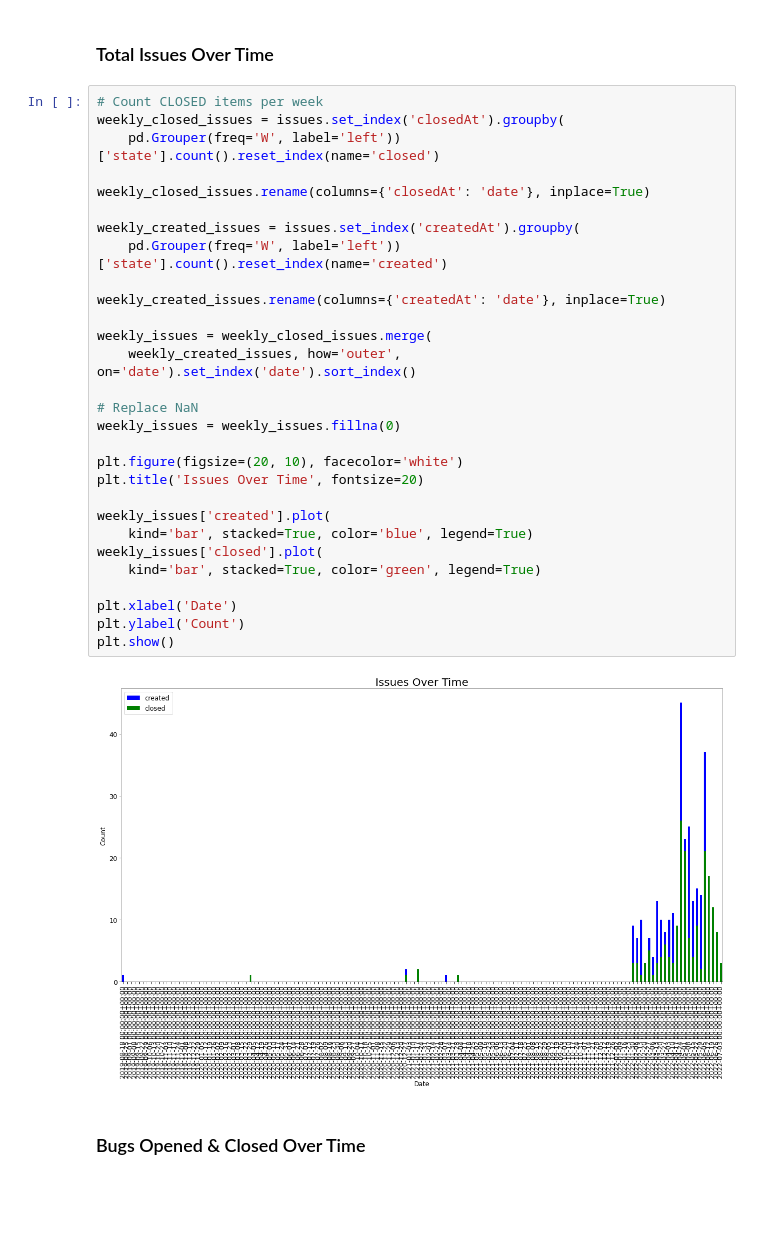
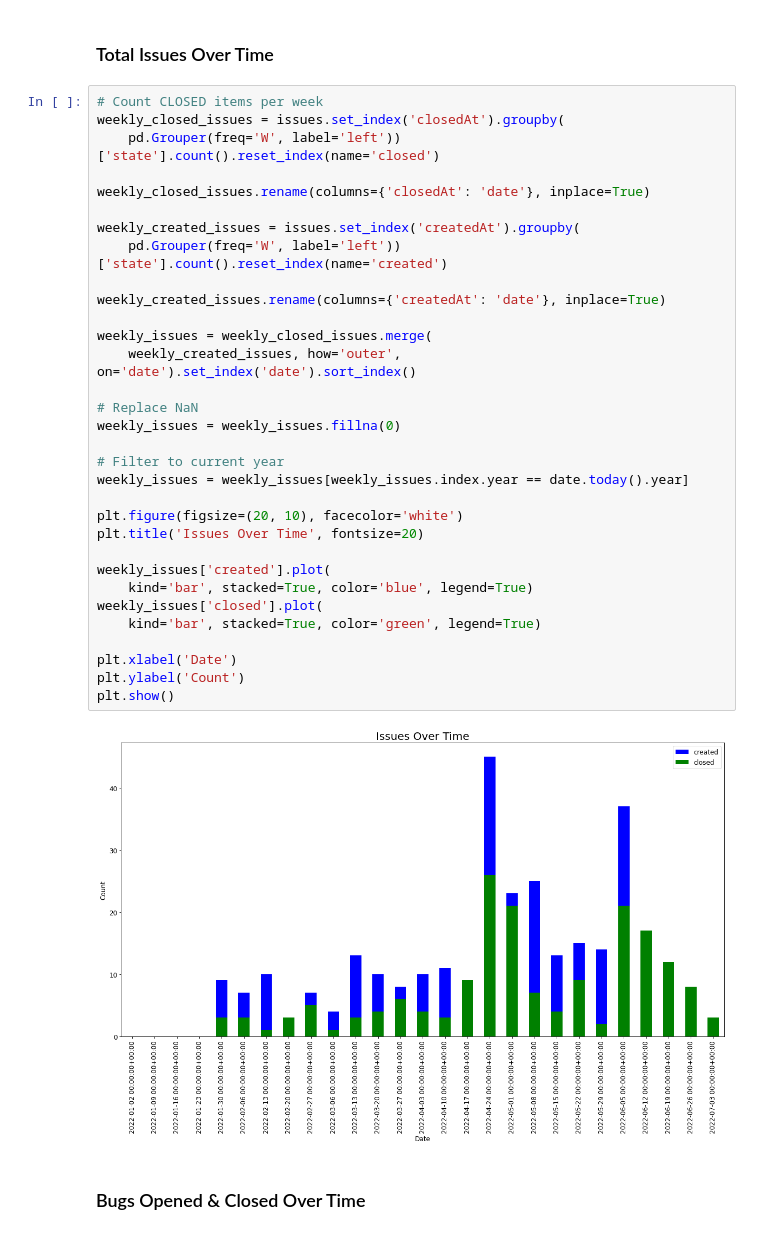
Before and after one commit to thebrianbug/dev-flow-dashboard, a Jupyter notebook: Flow_Dashboard.ipynb, the cells around one changed output. Drawn from its saved outputs; the diff is of its cells as text; blank space fills up the shorter version.

```diff
--- a/Flow_Dashboard.ipynb
+++ b/Flow_Dashboard.ipynb
@@ -141,34 +141,37 @@ plot_line(weekly_prs_pivot_year, 'PRs Closed Over Time - Current Year', 'Closed
 # %%
 # Count CLOSED items per week
 weekly_closed_issues = issues.set_index('closedAt').groupby(
     pd.Grouper(freq='W', label='left'))['state'].count().reset_index(name='closed')
 
 weekly_closed_issues.rename(columns={'closedAt': 'date'}, inplace=True)
 
 weekly_created_issues = issues.set_index('createdAt').groupby(
     pd.Grouper(freq='W', label='left'))['state'].count().reset_index(name='created')
 
 weekly_created_issues.rename(columns={'createdAt': 'date'}, inplace=True)
 
 weekly_issues = weekly_closed_issues.merge(
     weekly_created_issues, how='outer', on='date').set_index('date').sort_index()
 
 # Replace NaN
 weekly_issues = weekly_issues.fillna(0)
 
+# Filter to current year
+weekly_issues = weekly_issues[weekly_issues.index.year == date.today().year]
+
 plt.figure(figsize=(20, 10), facecolor='white')
 plt.title('Issues Over Time', fontsize=20)
 
 weekly_issues['created'].plot(
     kind='bar', stacked=True, color='blue', legend=True)
 weekly_issues['closed'].plot(
     kind='bar', stacked=True, color='green', legend=True)
 
 plt.xlabel('Date')
 plt.ylabel('Count')
 plt.show()
 # %% [output]
-[figure, old version]
+[figure, new version]
 # %% [markdown]
 ### Bugs Opened & Closed Over Time
 # %% [markdown]
```
